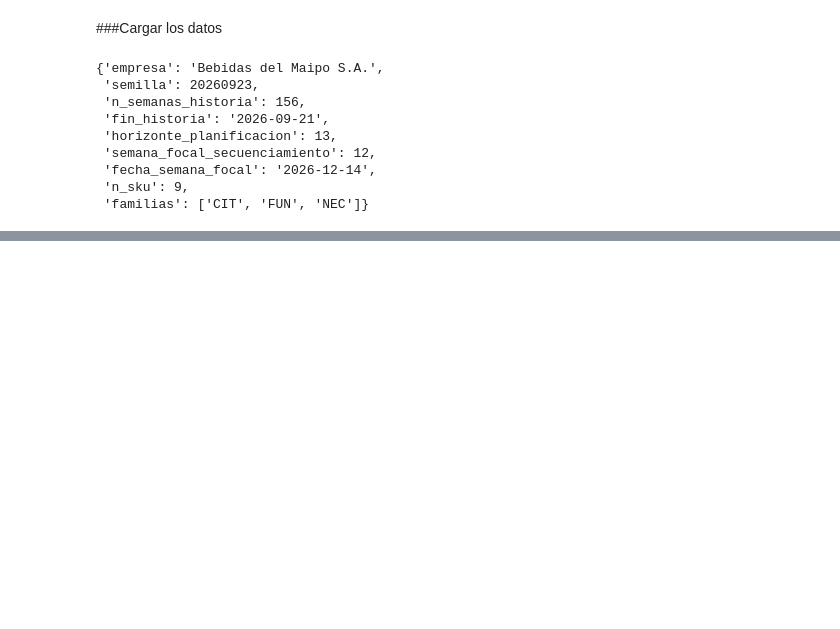
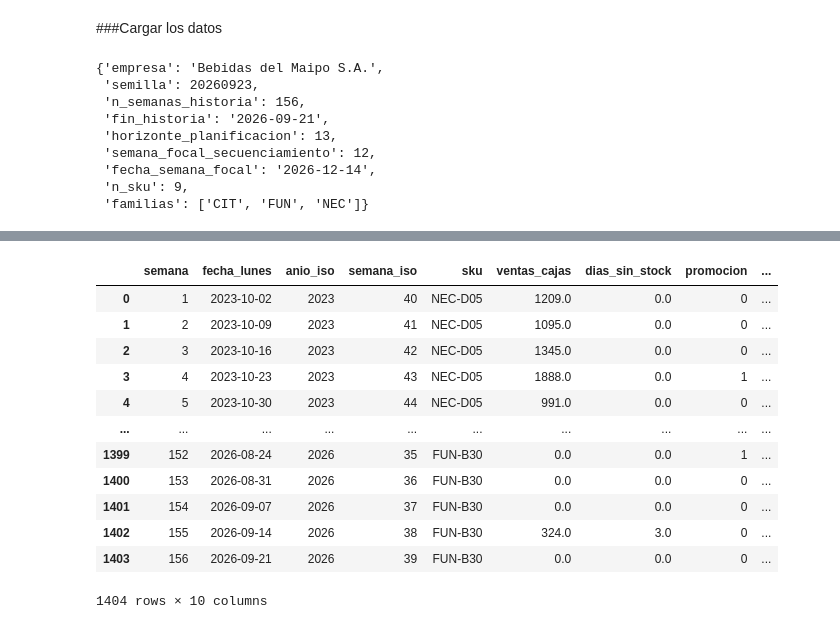
Before and after one commit to BenjaminOrtizO/CaseStudy, a Jupyter notebook: Entrega1.ipynb, the cells around one changed output, grey strips where cells are left out. Saved outputs shown, nothing was run; the diff lists cells and outputs as text; code cells hidden in the pictures; blank space fills up the shorter version.

```diff
--- a/Entrega1.ipynb
+++ b/Entrega1.ipynb
@@ -34,7 +34,7 @@ maestro_sku = pd.read_csv('Datos/maestro_sku.csv')
 inventario_inicial = pd.read_csv('Datos/inventario_inicial.csv')
 
 # Demanda y capacidad
-demanda_semanal = pd.read_csv('Datos/demanda_semanal.csv')
+ventas_semanal = pd.read_csv('Datos/demanda_semanal.csv')
 capacidad_horizonte = pd.read_csv('Datos/capacidad_horizonte.csv')
 compromisos_semana_focal = pd.read_csv('Datos/compromisos_semana_focal.csv')
 
@@ -63,0 +202,16 @@ metadatos #equivalente a print en Jupyter
+# %%
+ventas_semanal.head(4200)
+# %% [output]
+|  | semana | fecha_lunes | anio_iso | semana_iso | sku | ventas_cajas | dias_sin_stock | promocion | ... |
+| 0 | 1 | 2023-10-02 | 2023 | 40 | NEC-D05 | 1209.0 | 0.0 | 0 | ... |
+| 1 | 2 | 2023-10-09 | 2023 | 41 | NEC-D05 | 1095.0 | 0.0 | 0 | ... |
+| 2 | 3 | 2023-10-16 | 2023 | 42 | NEC-D05 | 1345.0 | 0.0 | 0 | ... |
+| 3 | 4 | 2023-10-23 | 2023 | 43 | NEC-D05 | 1888.0 | 0.0 | 1 | ... |
+| 4 | 5 | 2023-10-30 | 2023 | 44 | NEC-D05 | 991.0 | 0.0 | 0 | ... |
+| ... | ... | ... | ... | ... | ... | ... | ... | ... | ... |
+| 1399 | 152 | 2026-08-24 | 2026 | 35 | FUN-B30 | 0.0 | 0.0 | 1 | ... |
+| 1400 | 153 | 2026-08-31 | 2026 | 36 | FUN-B30 | 0.0 | 0.0 | 0 | ... |
+| 1401 | 154 | 2026-09-07 | 2026 | 37 | FUN-B30 | 0.0 | 0.0 | 0 | ... |
+| 1402 | 155 | 2026-09-14 | 2026 | 38 | FUN-B30 | 324.0 | 3.0 | 0 | ... |
+| 1403 | 156 | 2026-09-21 | 2026 | 39 | FUN-B30 | 0.0 | 0.0 | 0 | ... |
+1404 rows × 10 columns
```
Also changed, not shown: parts of 17 cells of this notebook.
